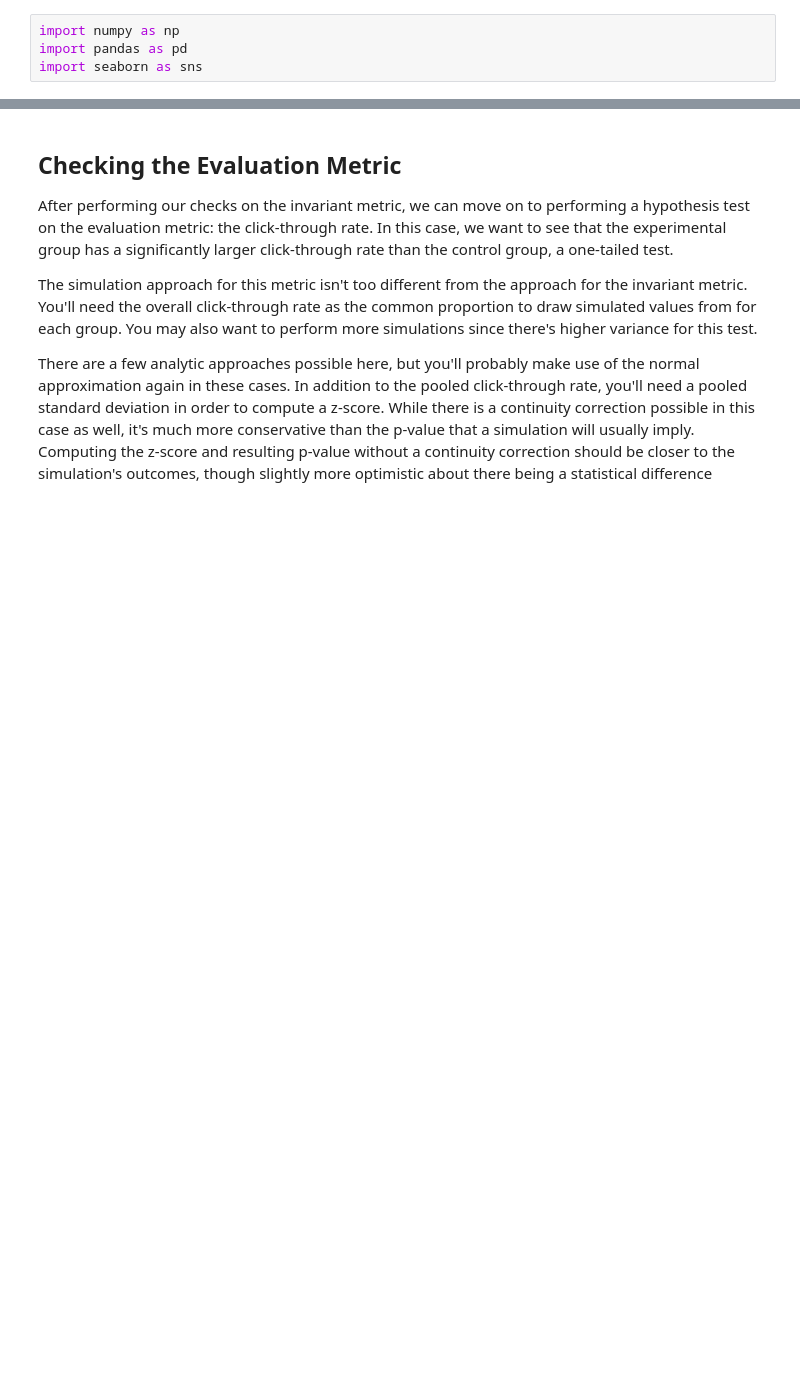
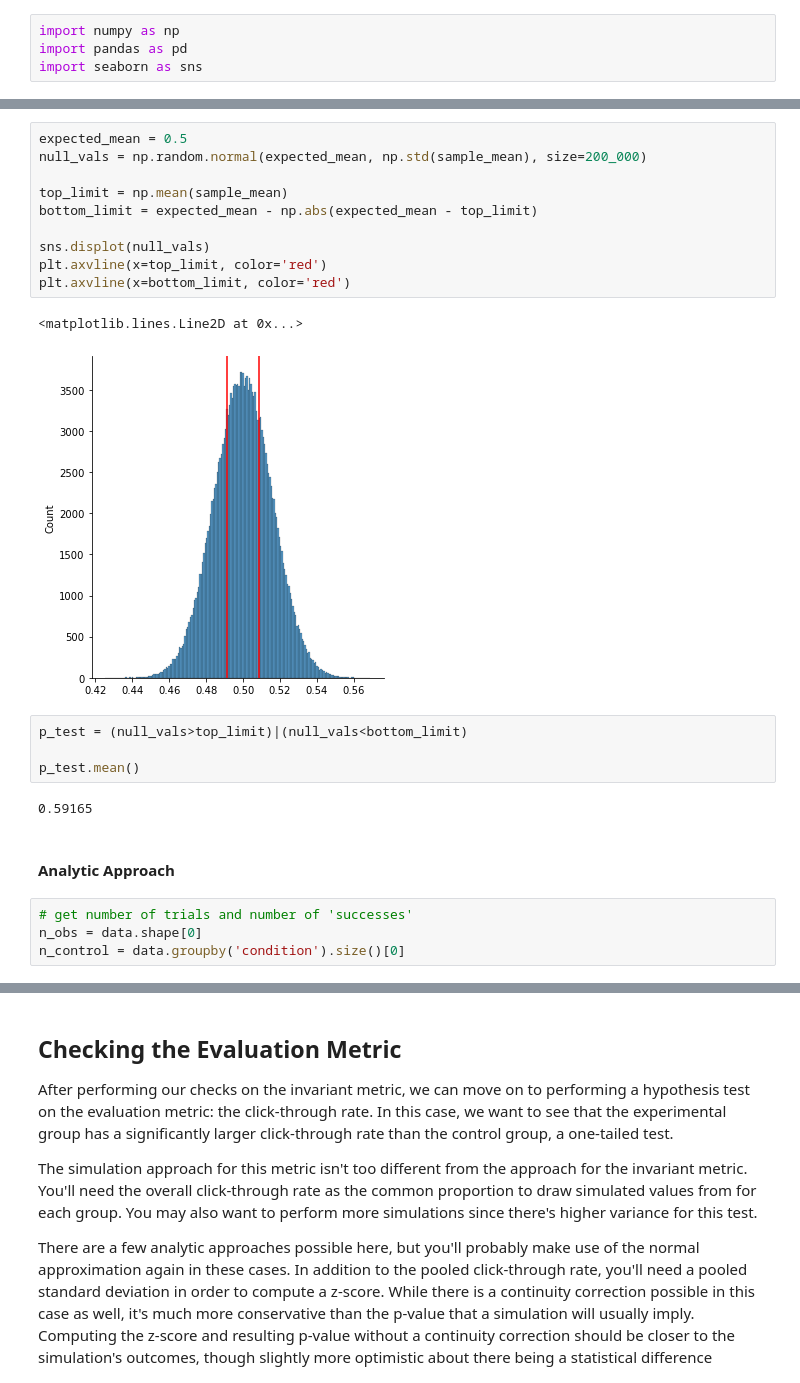
Before and after one commit to vpontello/DataScience_Nanodegree, a Jupyter notebook: 04_Experimental_Design_and_Recommendations/03_Statistical_Considerations_in_Testing/exercise_1_statistical_significance/exercise_1_statistical_significance.ipynb, the cells around one changed output, grey strips where cells are left out. Saved outputs shown, nothing was run; the diff lists cells and outputs as text; blank space fills up the shorter version.

```diff
--- a/04_Experimental_Design_and_Recommendations/03_Statistical_Considerations_in_Testing/exercise_1_statistical_significance/exercise_1_statistical_significance.ipynb
+++ b/04_Experimental_Design_and_Recommendations/03_Statistical_Considerations_in_Testing/exercise_1_statistical_significance/exercise_1_statistical_significance.ipynb
@@ -107,0 +78,25 @@ print(p_value)
+# %%
+expected_mean = 0.5
+null_vals = np.random.normal(expected_mean, np.std(sample_mean), size=200_000)
+
+top_limit = np.mean(sample_mean)
+bottom_limit = expected_mean - np.abs(expected_mean - top_limit)
+
+sns.displot(null_vals)
+plt.axvline(x=top_limit, color='red')
+plt.axvline(x=bottom_limit, color='red')
+# %% [output]
+<matplotlib.lines.Line2D at 0x...>
+[figure, added]
+# %%
+p_test = (null_vals>top_limit)|(null_vals<bottom_limit)
+
+p_test.mean()
+# %% [output]
+0.59165
+# %% [markdown]
+#### Analytic Approach
+# %%
+# get number of trials and number of 'successes'
+n_obs = data.shape[0]
+n_control = data.groupby('condition').size()[0]
```
Also changed, not shown: parts of 24 cells of this notebook.
